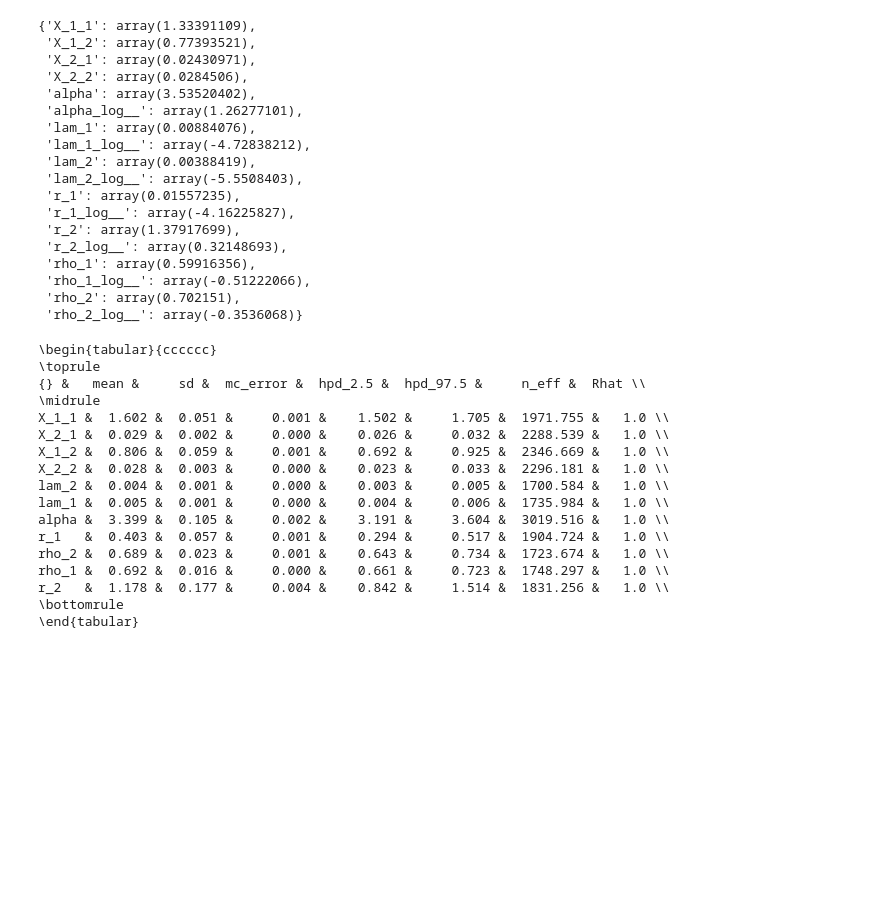
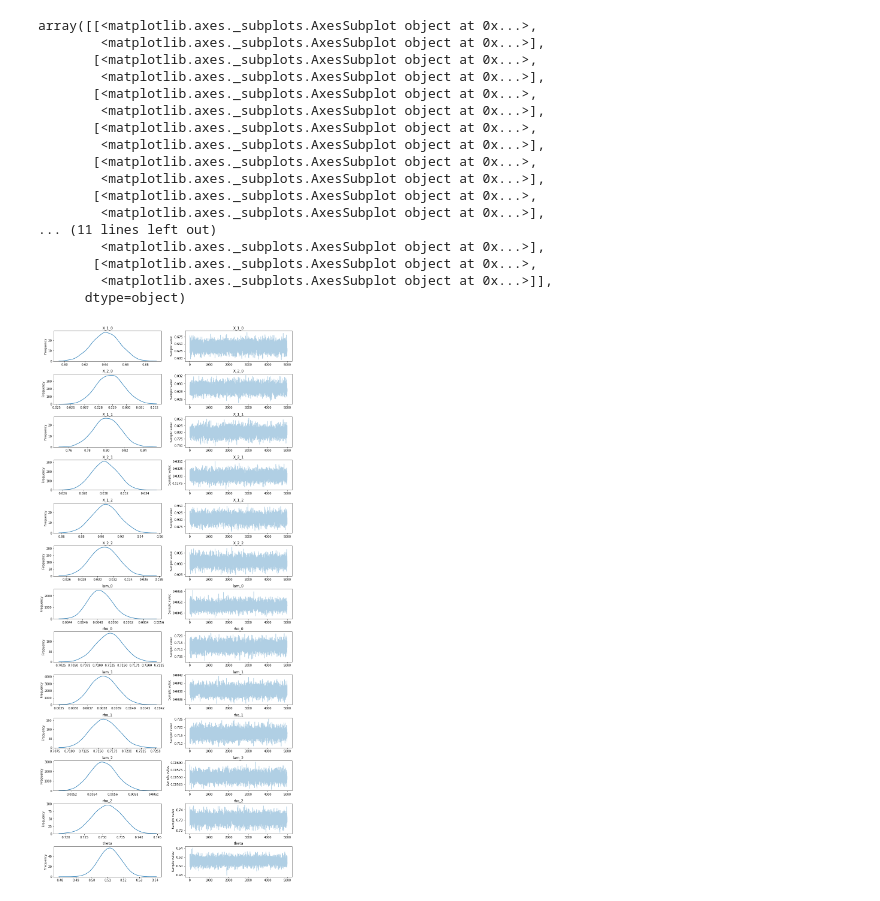
Before and after one commit to schluedj/bayleaf, a Jupyter notebook: Demo.ipynb, the cells around one changed output. Saved outputs shown, nothing was run; the diff lists cells and outputs as text; code cells hidden in the pictures; blank space fills up the shorter version.

```diff
--- a/Demo.ipynb
+++ b/Demo.ipynb
@@ -262,21 +198,0 @@ with bf.pm.Model() as test_run:
-# %%
-MAP
-# %% [output]
-{'X_1_1': array(1.33391109),
- 'X_1_2': array(0.77393521),
- 'X_2_1': array(0.02430971),
- 'X_2_2': array(0.0284506),
- 'alpha': array(3.53520402),
- 'alpha_log__': array(1.26277101),
- 'lam_1': array(0.00884076),
- 'lam_1_log__': array(-4.72838212),
- 'lam_2': array(0.00388419),
- 'lam_2_log__': array(-5.5508403),
- 'r_1': array(0.01557235),
- 'r_1_log__': array(-4.16225827),
- 'r_2': array(1.37917699),
- 'r_2_log__': array(0.32148693),
- 'rho_1': array(0.59916356),
- 'rho_1_log__': array(-0.51222066),
- 'rho_2': array(0.702151),
- 'rho_2_log__': array(-0.3536068)}
@@ -286,21 +199,21 @@ with test_run:
-# %%
-results = round(pm.summary(trace),3)
-print(results.to_latex(escape=False,column_format='cccccc',index=True,))
-# %% [output]
-\begin{tabular}{cccccc}
-\toprule
-{} &   mean &     sd &  mc_error &  hpd_2.5 &  hpd_97.5 &     n_eff &  Rhat \\
-\midrule
-X_1_1 &  1.602 &  0.051 &     0.001 &    1.502 &     1.705 &  1971.755 &   1.0 \\
-X_2_1 &  0.029 &  0.002 &     0.000 &    0.026 &     0.032 &  2288.539 &   1.0 \\
-X_1_2 &  0.806 &  0.059 &     0.001 &    0.692 &     0.925 &  2346.669 &   1.0 \\
-X_2_2 &  0.028 &  0.003 &     0.000 &    0.023 &     0.033 &  2296.181 &   1.0 \\
-lam_2 &  0.004 &  0.001 &     0.000 &    0.003 &     0.005 &  1700.584 &   1.0 \\
-lam_1 &  0.005 &  0.001 &     0.000 &    0.004 &     0.006 &  1735.984 &   1.0 \\
-alpha &  3.399 &  0.105 &     0.002 &    3.191 &     3.604 &  3019.516 &   1.0 \\
-r_1   &  0.403 &  0.057 &     0.001 &    0.294 &     0.517 &  1904.724 &   1.0 \\
-rho_2 &  0.689 &  0.023 &     0.001 &    0.643 &     0.734 &  1723.674 &   1.0 \\
-rho_1 &  0.692 &  0.016 &     0.000 &    0.661 &     0.723 &  1748.297 &   1.0 \\
-r_2   &  1.178 &  0.177 &     0.004 &    0.842 &     1.514 &  1831.256 &   1.0 \\
-\bottomrule
-\end{tabular}
+# %%
+pm.traceplot(variational_trace_save)
+# %% [output]
+array([[<matplotlib.axes._subplots.AxesSubplot object at 0x...>,
+        <matplotlib.axes._subplots.AxesSubplot object at 0x...>],
+       [<matplotlib.axes._subplots.AxesSubplot object at 0x...>,
+        <matplotlib.axes._subplots.AxesSubplot object at 0x...>],
+       [<matplotlib.axes._subplots.AxesSubplot object at 0x...>,
+        <matplotlib.axes._subplots.AxesSubplot object at 0x...>],
+       [<matplotlib.axes._subplots.AxesSubplot object at 0x...>,
+        <matplotlib.axes._subplots.AxesSubplot object at 0x...>],
+       [<matplotlib.axes._subplots.AxesSubplot object at 0x...>,
+        <matplotlib.axes._subplots.AxesSubplot object at 0x...>],
+       [<matplotlib.axes._subplots.AxesSubplot object at 0x...>,
+        <matplotlib.axes._subplots.AxesSubplot object at 0x...>],
+... (11 lines left out)
+        <matplotlib.axes._subplots.AxesSubplot object at 0x...>],
+       [<matplotlib.axes._subplots.AxesSubplot object at 0x...>,
+        <matplotlib.axes._subplots.AxesSubplot object at 0x...>]],
+      dtype=object)
+[figure, added]
```
Also changed, not shown: parts of 13 cells of this notebook, 1 other file.
